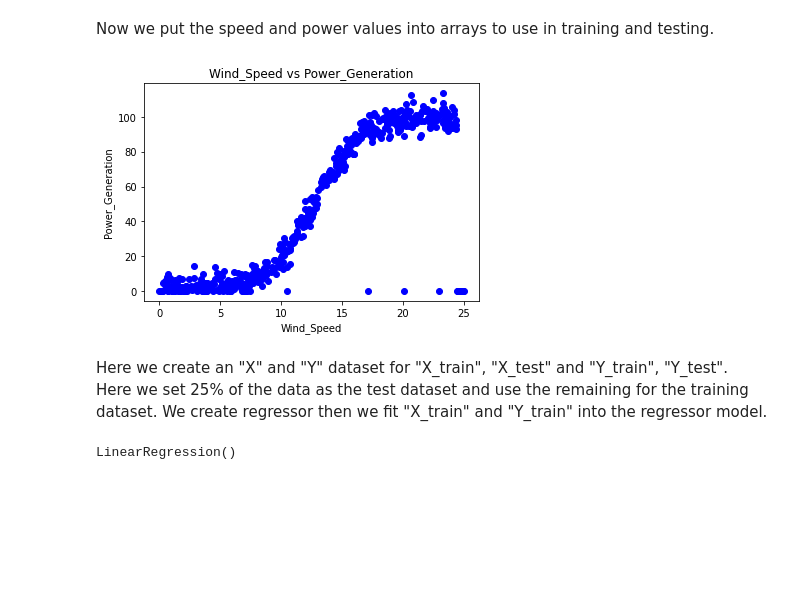
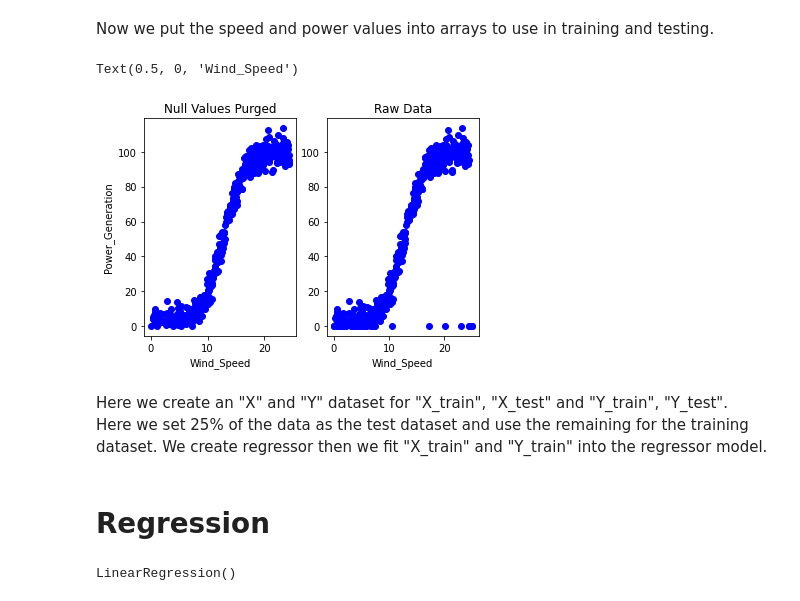
Before and after one commit to C-Cuinn/Emerging-Technology-Project-2020, a Jupyter notebook: Emerging Tech Wind Farm Project.ipynb, the cells around one changed output. Drawn from its saved outputs; the diff is of its cells as text; code cells hidden in the pictures; blank space fills up the shorter version.

Commit message:
Added pynomial regression , Added more comments, Restructured Layout, Began working on StatsModel method

```diff
--- a/Emerging Tech Wind Farm Project.ipynb
+++ b/Emerging Tech Wind Farm Project.ipynb
@@ -12,16 +12,20 @@ produce a model that accurately predicts wind turbine power output from wind spe
 import numpy as np
 import pandas as pd
 import scipy.stats as stats
+import statsmodels.api as sm
 from sklearn.linear_model import LinearRegression
+from sklearn.preprocessing import PolynomialFeatures
 from sklearn.model_selection import train_test_split
 from sklearn.metrics import r2_score,mean_squared_error
+import seaborn as sns
+
 import matplotlib.pyplot as plt
 # import tensorflow.keras as kr
 
 %matplotlib inline
 
-# Import and Display Speed & Power Values.
-ds = pd.read_csv("./powerproduction.csv", delimiter = ',')
-print (ds)
-print(ds.shape)
+# plt.rcParams['figure.figsize'] = (7, 5)
+
+# Import Raw Data and Display Values.
+raw = pd.read_csv("./powerproduction.csv", delimiter = ',')
 # %% [output]
@@ -43,0 +58,9 @@ Wall time: 4 ms
+# %%
+%%time
+# Select Null Values.
+ds = raw[(raw["speed"]==0) & (raw["power"]==0)]
+# Keep all Values that ARENT Null
+not_null = raw[(raw["speed"]>0) & (raw["power"]>0)]
+ds = ds.append(not_null)
+print (ds)
+print(ds.shape)
@@ -85,20 +103,30 @@ ds.sample(15)
 # %% [markdown]
 Now we put the speed and power values into arrays to use in training and testing.
 # %%
-# https://machinelearningmastery.com/make-predictions-scikit-learn/
+X = ds.iloc[:, 0].values.reshape(-1, 1) # Power Values Stored as Y.
+Y = ds.iloc[:, 1].values.reshape(-1, 1) # Power Values Stored as Y.
 
-X = np.array(ds[['speed']]) # Speed Values Stored as X.
-Y = np.array(ds[['power']]) # Power Values Stored as Y.
+A = np.array(raw[['speed']]) # Speed Values Stored as X.
+B = np.array(raw[['power']]) # Power Values Stored as Y.
 
 x = np.reshape(-1, 1)
 
-plt.scatter(X,Y,color="blue") # Plot a graph with X(Wind Speed) vs Y(Power Generation).
-plt.title('Wind_Speed vs Power_Generation')
-plt.xlabel('Wind_Speed')
-plt.ylabel('Power_Generation')
-plt.show()
+fig, (ax1, ax2) = plt.subplots(1, 2)
+
+ax1.scatter(X,Y,color="blue") # Plot a graph with X(Wind Speed) vs Y(Power Generation).
+ax1.set_title('Null Values Purged')
+ax1.set_xlabel('Wind_Speed')
+ax1.set_ylabel('Power_Generation')
+
+
+ax2.scatter(A,B,color="blue") # Plot a graph with X(Wind Speed) vs Y(Power Generation).
+ax2.set_title('Raw Data')
+ax2.set_xlabel('Wind_Speed')
 # %% [output]
+Text(0.5, 0, 'Wind_Speed')
-[figure, old version]
+[figure, new version]
 # %% [markdown]
 Here we create an "X" and "Y" dataset for "X_train", "X_test" and "Y_train", "Y_test". Here we set 25% of the data as the test dataset and use the remaining for the training dataset. We create regressor then we fit "X_train" and "Y_train" into the regressor model.
+# %% [markdown]
+# Regression
 # %%
```
Also changed, not shown: parts of 25 cells of this notebook, 1 other file.
